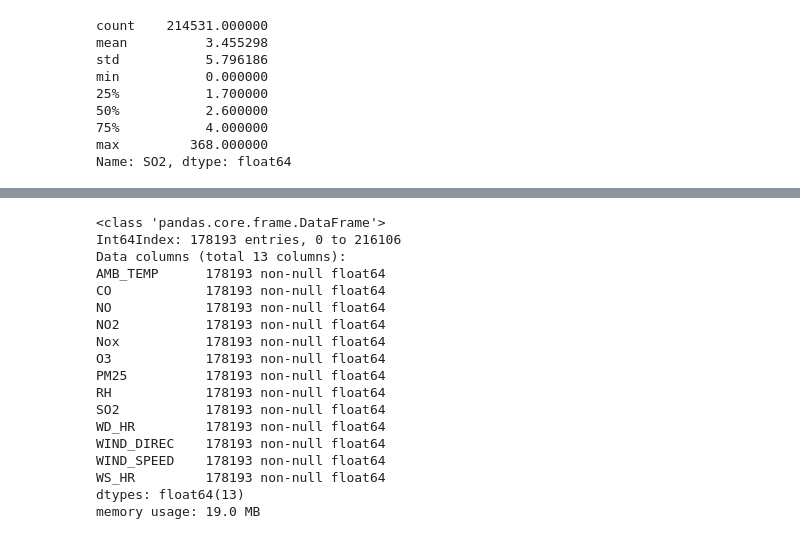
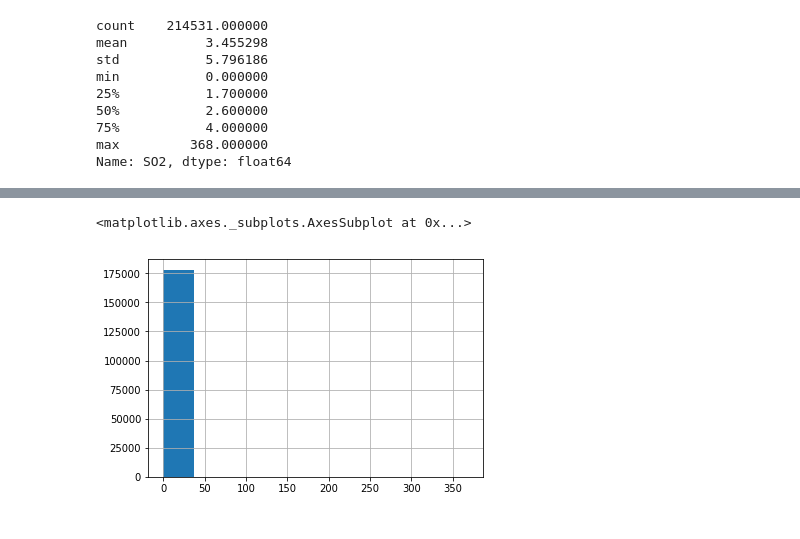
Before and after one commit to JarryYang/jyan298infosys722, a Jupyter notebook: jyan298-infosys722.ipynb, the cells around one changed output, grey strips where cells are left out. Saved outputs shown, nothing was run; the diff lists cells and outputs as text; code cells hidden in the pictures.

```diff
--- a/jyan298-infosys722.ipynb
+++ b/jyan298-infosys722.ipynb
@@ -136,24 +137,3 @@ from pyspark import SparkContext
 sqlContest = SQLContext(spark)
 spark_df = sqlContest.createDataFrame(pddf)
 '''
-# %%
-pddf.info()
-# %% [output]
-<class 'pandas.core.frame.DataFrame'>
-Int64Index: 178193 entries, 0 to 216106
-Data columns (total 13 columns):
-AMB_TEMP      178193 non-null float64
-CO            178193 non-null float64
-NO            178193 non-null float64
-NO2           178193 non-null float64
-Nox           178193 non-null float64
-O3            178193 non-null float64
-PM25          178193 non-null float64
-RH            178193 non-null float64
-SO2           178193 non-null float64
-WD_HR         178193 non-null float64
-WIND_DIREC    178193 non-null float64
-WIND_SPEED    178193 non-null float64
-WS_HR         178193 non-null float64
-dtypes: float64(13)
-memory usage: 19.0 MB
@@ -166,0 +152,5 @@ pddf.replace(0,pddf.median(),inplace=True)
+# %%
+pddf['SO2'].hist(bins=10)
+# %% [output]
+<matplotlib.axes._subplots.AxesSubplot at 0x...>
+[figure, added]
```
Also changed, not shown: parts of 12 cells of this notebook.
